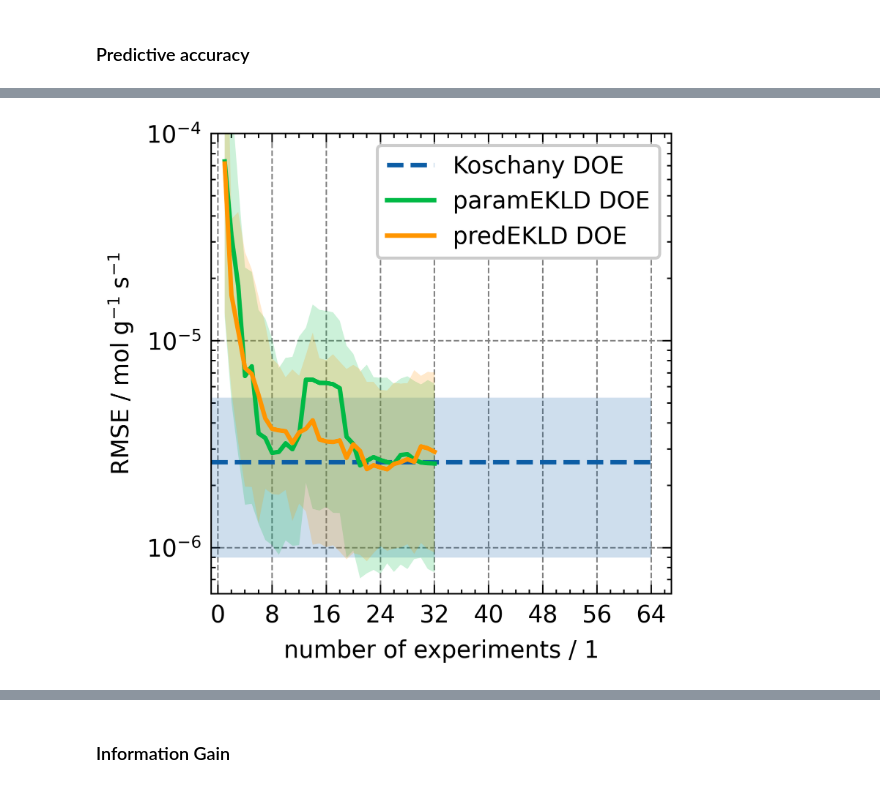
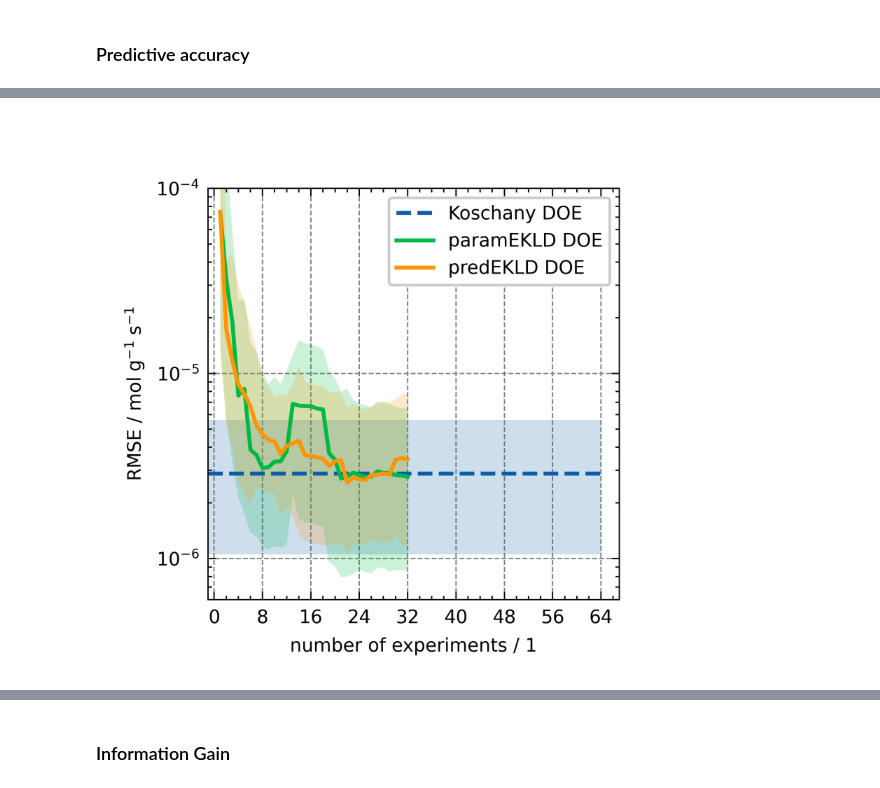
Before and after one commit to ChemRxnEngLab/BayesianIO4kinetics, a Jupyter notebook: HSA_Cam_B_042_Overview.ipynb, the cells around one changed output, grey strips where cells are left out. Drawn from its saved outputs; the diff is of its cells as text; code cells hidden in the pictures.

```diff
--- a/HSA_Cam_B_042_Overview.ipynb
+++ b/HSA_Cam_B_042_Overview.ipynb
@@ -8,10 +8,12 @@ import sys
 
 sys.argv = [""]
 import numpyro
+
 numpyro.set_host_device_count(4)
 import jax
 import jax.numpy as jnp
 import diffrax as dfx
+
 # jax.config.update("jax_disable_jit",True)
 jax.local_device_count()
 
@@ -23,5 +25,14 @@ import ICIW_Plots
 import tqdm
 
 plt.style.use("ICIWstyle")
-plt.rcParams["figure.dpi"] = 600
-plt.rcParams["font.size"] = 8
+plt.rcParams.update(
+    {
+        "figure.dpi": 600,
+        "font.size": 7,
+        # "axes.linewidth": 0.8,
+        # "axes.spines.top": False,
+        # "axes.spines.right": False,
+        # "axes.grid": False,
+        # "legend.frameon": False,
+    }
+)
@@ -323,10 +738,11 @@ ax = ICIW_Plots.make_square_ax(
     yscale="log",
     ylim=(6e-7, 1e-4),
     xlim=(-1, 67),
-    xticks=[0,8,16,24,32,40,48,56,64],
+    xticks=[0, 8, 16, 24, 32, 40, 48, 56, 64],
+    left_h=1.5 * ICIW_Plots.cm2inch,
 )
 
-colors = plt.rcParams['axes.prop_cycle'].by_key()['color']
+colors = plt.rcParams["axes.prop_cycle"].by_key()["color"]
 for i, ov_dict in enumerate(ov):
     if ov_dict["DOE"] == "Koschany DOE":
         ax.hlines(
@@ -336,37 +752,39 @@ for i, ov_dict in enumerate(ov):
             label=ov_dict["DOE"],
             ls="--",
             color=colors[i],
         )
         ax.fill_between(
             np.arange(-1, len(ov_dict["RMSEs"]) + 1),
             np.quantile(ov_dict["RMSEs"], 0.025, axis=1)[-1],
             np.quantile(ov_dict["RMSEs"], 0.975, axis=1)[-1],
             alpha=0.2,
-            #ls="--",
+            # ls="--",
             facecolor=colors[i],
             # edgecolor="gray",
         )
         continue
     ax.plot(
         np.arange(1, len(ov_dict["RMSEs"]) + 1),
         np.median(ov_dict["RMSEs"], axis=1),
-        #"o--",
-        #ms=4,
-        #lw=1,
+        # "o--",
+        # ms=4,
+        # lw=1,
         label=ov_dict["DOE"],
         color=colors[i],
     )
     ax.fill_between(
         np.arange(1, len(ov_dict["RMSEs"]) + 1),
         np.quantile(ov_dict["RMSEs"], 0.025, axis=1),
         np.quantile(ov_dict["RMSEs"], 0.975, axis=1),
         alpha=0.2,
-        #ls="--",
+        # ls="--",
         facecolor=colors[i],
         # edgecolor="gray",
     )
     ax.legend(frameon=True)
 
-#plt.savefig("B_042_RMSE.png", dpi=600, bbox_inches="tight")
+plt.savefig("figures/KinFit_RMSE.png")
+plt.savefig("figures/KinFit_RMSE.pdf")
+plt.savefig("figures/KinFit_RMSE.svg")
 # %% [output]
-[figure, old version]
+[figure, new version]
```
Also changed, not shown: parts of 23 cells of this notebook, 58 other files.
